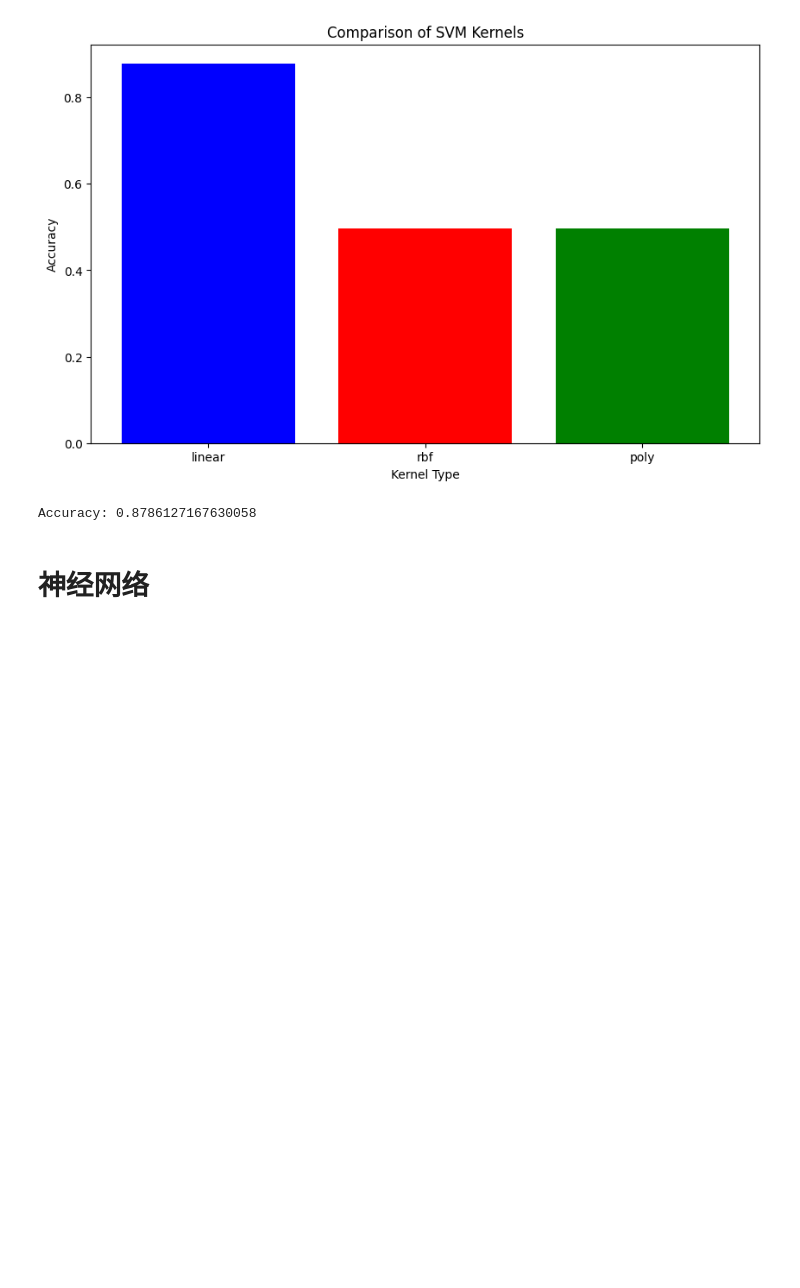
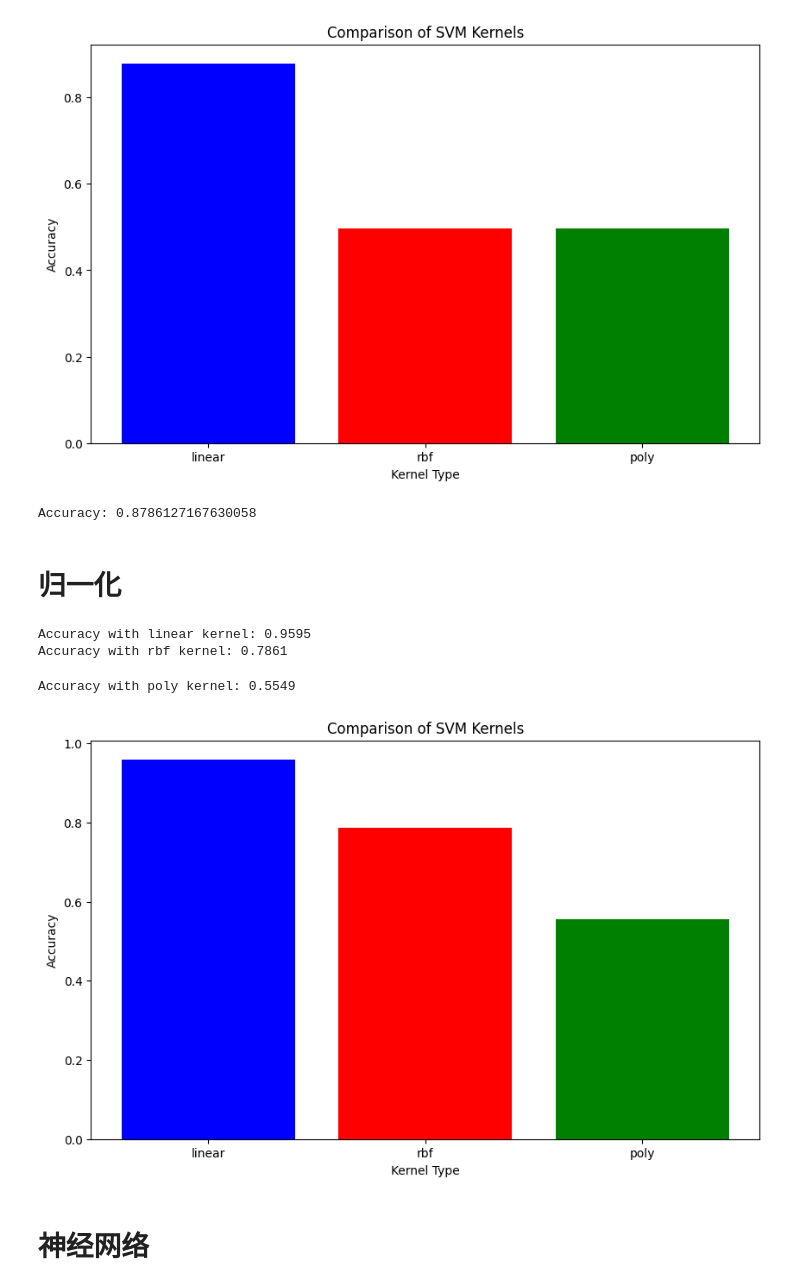
Before and after one commit to LEON-gittech/assign2, a Jupyter notebook: train.ipynb, the cells around one changed output. Drawn from its saved outputs; the diff is of its cells as text; code cells hidden in the pictures; blank space fills up the shorter version.

```diff
--- a/train.ipynb
+++ b/train.ipynb
@@ -184,3 +199,5 @@ y_pred = svm_model.predict(X_test)
 print('Accuracy:', accuracy_score(y_test, y_pred))
 # %% [output]
 Accuracy: 0.8786127167630058
+# %% [markdown]
+# 归一化
@@ -187,3 +217,38 @@ Accuracy: 0.8786127167630058
+# %%
+X_train, X_test, y_train, y_test = train_test_split(X, y, test_size=0.1, random_state=42)
+scaler = StandardScaler()
+X_train_scaled = scaler.fit_transform(X_train)
+X_test_scaled = scaler.transform(X_test)
+# %%
+import matplotlib.pyplot as plt
+# 存储每种核函数对应的准确率
+accuracies = []
+
+# 核函数类型
+kernels = ['linear', 'rbf', 'poly']
+
+# 对每种核函数训练模型并计算准确率
+for kernel in kernels:
+    svm_model = SVC(kernel=kernel)
+    svm_model.fit(X_train_scaled, y_train)
+    y_pred = svm_model.predict(X_test_scaled)
+    accuracy = accuracy_score(y_test, y_pred)
+    accuracies.append(accuracy)
+    print(f'Accuracy with {kernel} kernel: {accuracy:.4f}')
+
+# 绘制条形图
+plt.figure(figsize=(10, 6))
+plt.bar(kernels, accuracies, color=['blue', 'red', 'green'])
+plt.xlabel('Kernel Type')
+plt.ylabel('Accuracy')
+plt.title('Comparison of SVM Kernels')
+plt.xticks(kernels)
+plt.show()
+# %% [output]
+Accuracy with linear kernel: 0.9595
+Accuracy with rbf kernel: 0.7861
+Accuracy with poly kernel: 0.5549
+[figure, added]
 # %% [markdown]
 # 神经网络
 # %% [markdown]
```
Also changed, not shown: parts of 2 cells of this notebook.
